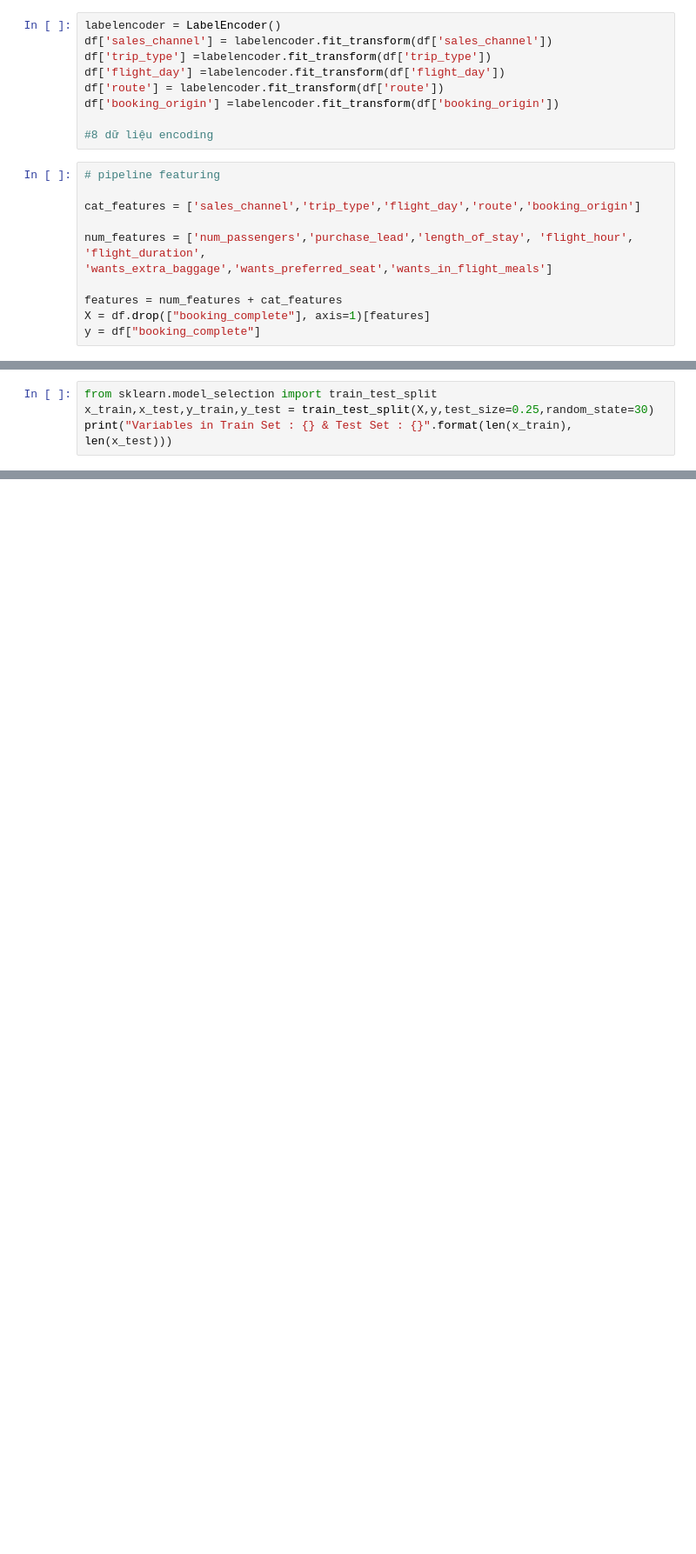
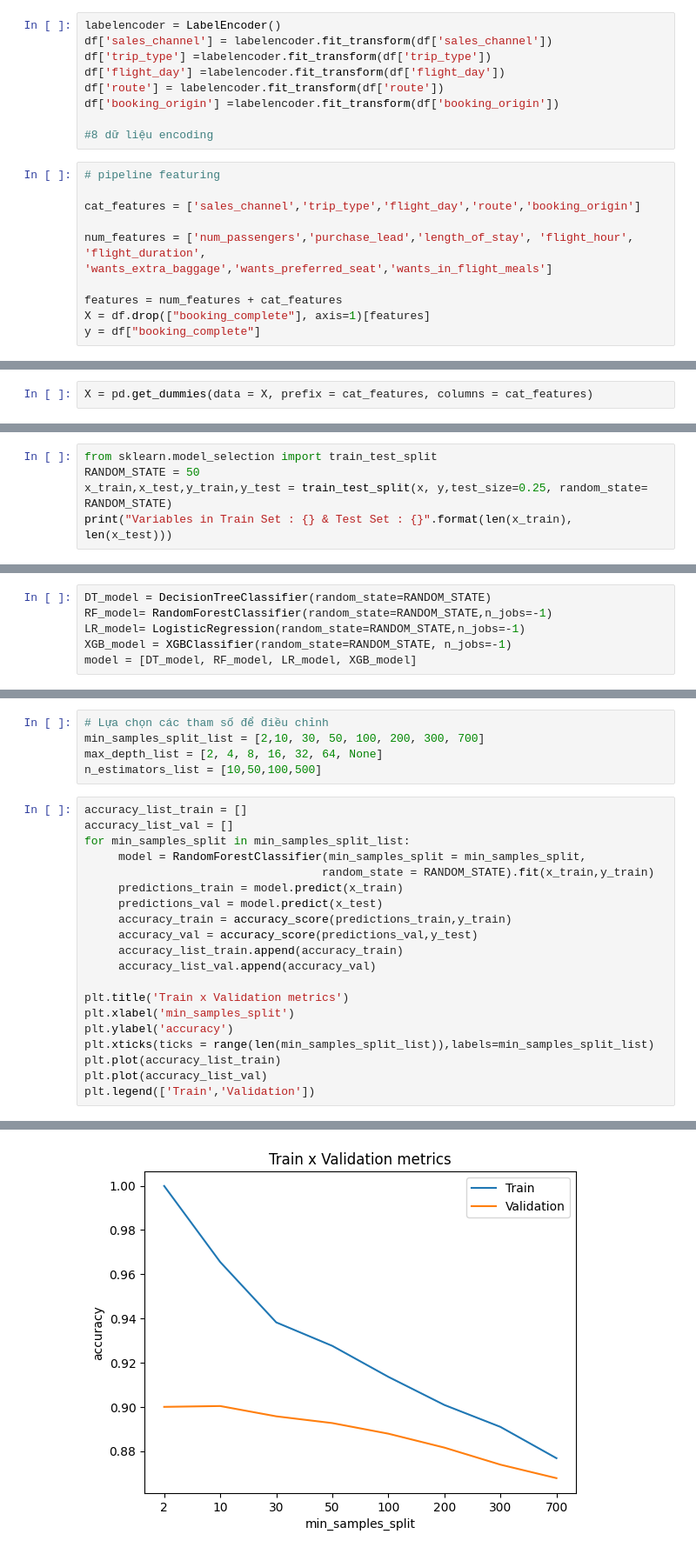
Before and after one commit to tnt305/British-airways, a Jupyter notebook: british airways theforage/3 british_airways modeling.ipynb, the cells around one changed output, grey strips where cells are left out. Shown at 87% size. Saved outputs shown, nothing was run; the diff lists cells and outputs as text; blank space fills up the shorter version.

```diff
--- a/british airways theforage/3 british_airways modeling.ipynb
+++ b/british airways theforage/3 british_airways modeling.ipynb
@@ -123,0 +114,2 @@ preprocessor = ColumnTransformer(transformers=[("num", num_transformer, num_feat
+# %%
+X = pd.get_dummies(data = X, prefix = cat_features, columns = cat_features)
@@ -124,5 +142,6 @@ preprocessor = ColumnTransformer(transformers=[("num", num_transformer, num_feat
 # %%
 from sklearn.model_selection import train_test_split
-x_train,x_test,y_train,y_test = train_test_split(X,y,test_size=0.25,random_state=30)
+RANDOM_STATE = 50
+x_train,x_test,y_train,y_test = train_test_split(x, y,test_size=0.25, random_state= RANDOM_STATE)
 print("Variables in Train Set : {} & Test Set : {}".format(len(x_train), len(x_test)))
 # %% [output]
@@ -132 +155,7 @@ from sklearn.preprocessing import StandardScaler
+# %%
+DT_model = DecisionTreeClassifier(random_state=RANDOM_STATE)
+RF_model= RandomForestClassifier(random_state=RANDOM_STATE,n_jobs=-1)
+LR_model= LogisticRegression(random_state=RANDOM_STATE,n_jobs=-1)
+XGB_model = XGBClassifier(random_state=RANDOM_STATE, n_jobs=-1)
+model = [DT_model, RF_model, LR_model, XGB_model]
 # %%
@@ -212,0 +190,26 @@ Parameters: { "max_features", "min_samples_split" } are not used.
+# %%
+# Lựa chọn các tham số để điều chỉnh
+min_samples_split_list = [2,10, 30, 50, 100, 200, 300, 700]
+max_depth_list = [2, 4, 8, 16, 32, 64, None]
+n_estimators_list = [10,50,100,500]
+# %%
+accuracy_list_train = []
+accuracy_list_val = []
+for min_samples_split in min_samples_split_list:
+     model = RandomForestClassifier(min_samples_split = min_samples_split,
+                                   random_state = RANDOM_STATE).fit(x_train,y_train)
+     predictions_train = model.predict(x_train)
+     predictions_val = model.predict(x_test)
+     accuracy_train = accuracy_score(predictions_train,y_train)
+     accuracy_val = accuracy_score(predictions_val,y_test)
+     accuracy_list_train.append(accuracy_train)
+     accuracy_list_val.append(accuracy_val)
+
+plt.title('Train x Validation metrics')
+plt.xlabel('min_samples_split')
+plt.ylabel('accuracy')
+plt.xticks(ticks = range(len(min_samples_split_list)),labels=min_samples_split_list)
+plt.plot(accuracy_list_train)
+plt.plot(accuracy_list_val)
+plt.legend(['Train','Validation'])
+# %% [output]
@@ -212,0 +217 @@ Parameters: { "max_features", "min_samples_split" } are not used.
+[figure, added]
```
Also changed, not shown: parts of 19 cells of this notebook.
